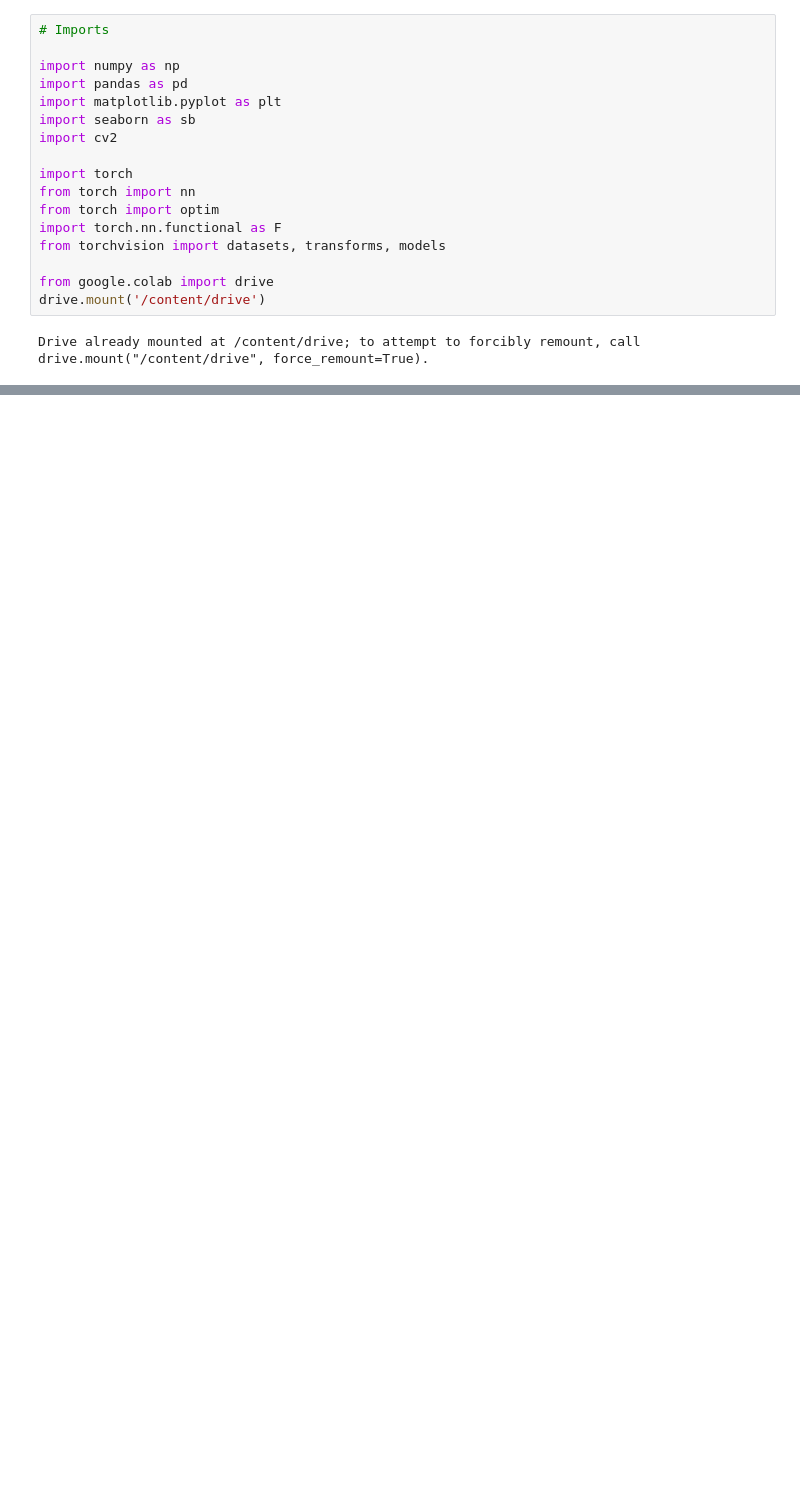
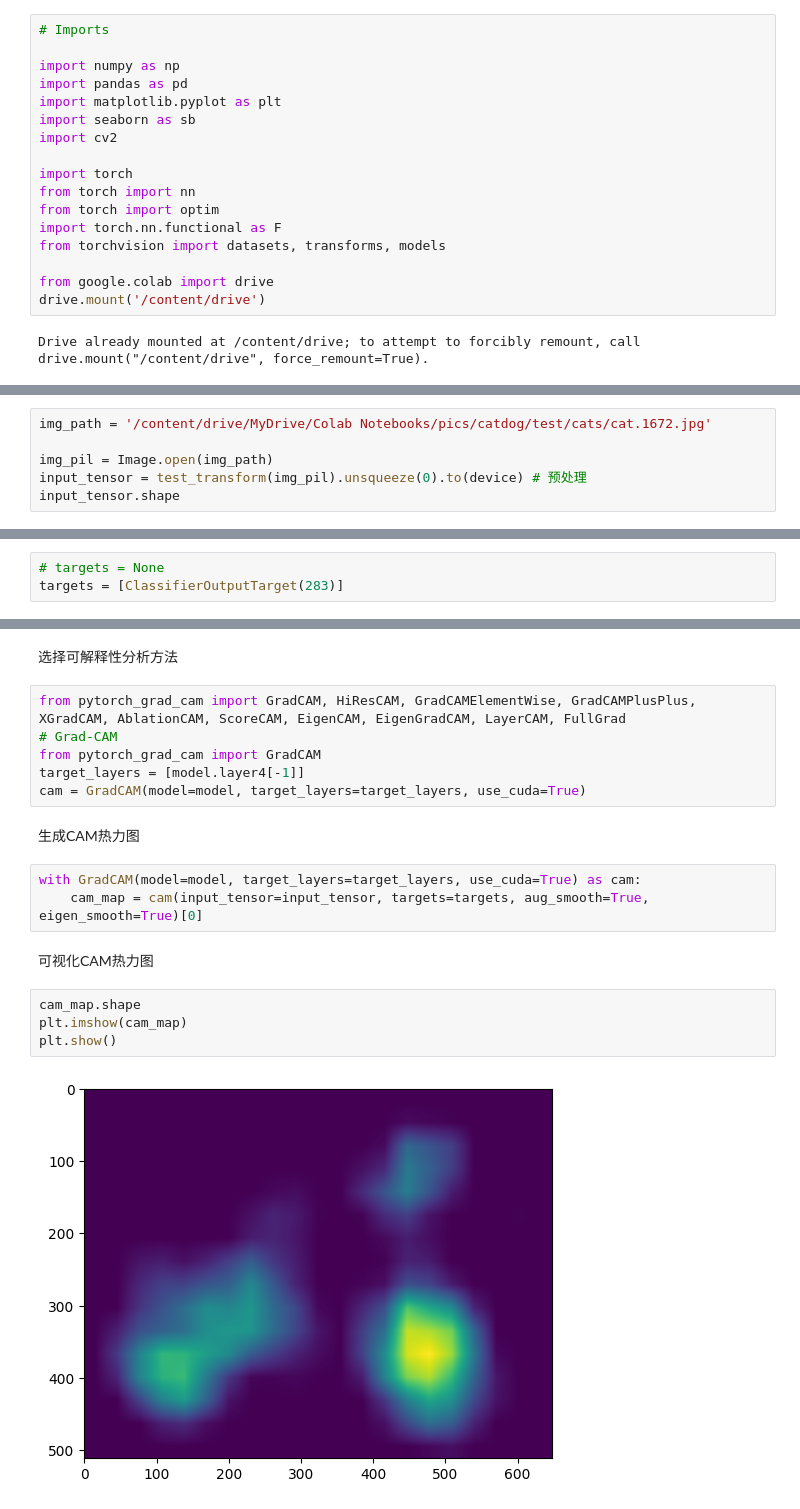
Before and after one commit to szhong16/classifier_exercise, a Jupyter notebook: Classifier.ipynb, the cells around one changed output, grey strips where cells are left out. Saved outputs shown, nothing was run; the diff lists cells and outputs as text; blank space fills up the shorter version.

```diff
--- a/Classifier.ipynb
+++ b/Classifier.ipynb
@@ -63,0 +365,6 @@ FileNotFoundError: ignored
+# %%
+img_path = '/content/drive/MyDrive/Colab Notebooks/pics/catdog/test/cats/cat.1672.jpg'
+
+img_pil = Image.open(img_path)
+input_tensor = test_transform(img_pil).unsqueeze(0).to(device) # 预处理
+input_tensor.shape
@@ -63,0 +375,3 @@ FileNotFoundError: ignored
+# %%
+# targets = None
+targets = [ClassifierOutputTarget(283)]
@@ -63,0 +400,21 @@ FileNotFoundError: ignored
+# %% [markdown]
+选择可解释性分析方法
+# %%
+from pytorch_grad_cam import GradCAM, HiResCAM, GradCAMElementWise, GradCAMPlusPlus, XGradCAM, AblationCAM, ScoreCAM, EigenCAM, EigenGradCAM, LayerCAM, FullGrad
+# Grad-CAM
+from pytorch_grad_cam import GradCAM
+target_layers = [model.layer4[-1]]
+cam = GradCAM(model=model, target_layers=target_layers, use_cuda=True)
+# %% [markdown]
+生成CAM热力图
+# %%
+with GradCAM(model=model, target_layers=target_layers, use_cuda=True) as cam:
+    cam_map = cam(input_tensor=input_tensor, targets=targets, aug_smooth=True, eigen_smooth=True)[0]
+# %% [markdown]
+可视化CAM热力图
+# %%
+cam_map.shape
+plt.imshow(cam_map)
+plt.show()
+# %% [output]
+[figure, added]
```
Also changed, not shown: parts of 59 cells of this notebook.
